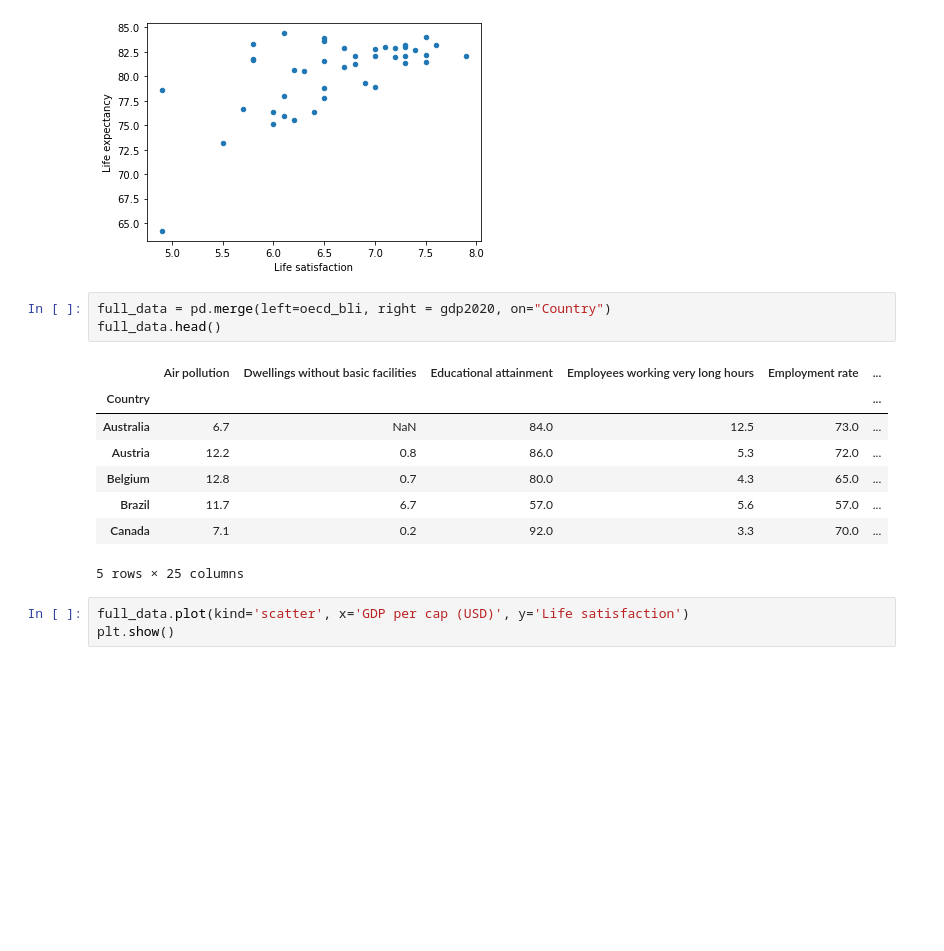
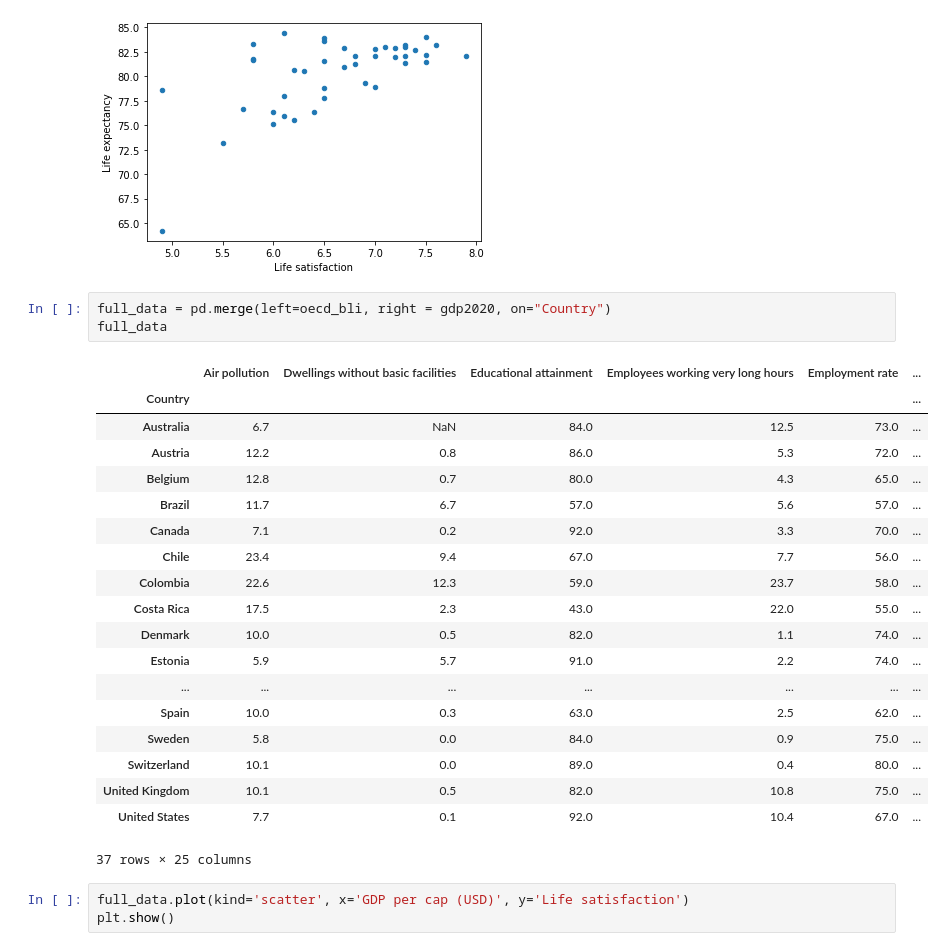
Before and after one commit to Slontus/data, a Jupyter notebook: bli.ipynb, the cells around one changed output. Saved outputs shown, nothing was run; the diff lists cells and outputs as text; blank space fills up the shorter version.

```diff
--- a/bli.ipynb
+++ b/bli.ipynb
@@ -74,16 +74,27 @@ plt.show()
 [figure]
 # %%
 full_data = pd.merge(left=oecd_bli, right = gdp2020, on="Country")
-full_data.head()
+full_data
 # %% [output]
 |  | Air pollution | Dwellings without basic facilities | Educational attainment | Employees working very long hours | Employment rate | ... |
 | Country |  |  |  |  |  | ... |
 | Australia | 6.7 | NaN | 84.0 | 12.5 | 73.0 | ... |
 | Austria | 12.2 | 0.8 | 86.0 | 5.3 | 72.0 | ... |
 | Belgium | 12.8 | 0.7 | 80.0 | 4.3 | 65.0 | ... |
 | Brazil | 11.7 | 6.7 | 57.0 | 5.6 | 57.0 | ... |
 | Canada | 7.1 | 0.2 | 92.0 | 3.3 | 70.0 | ... |
+| Chile | 23.4 | 9.4 | 67.0 | 7.7 | 56.0 | ... |
+| Colombia | 22.6 | 12.3 | 59.0 | 23.7 | 58.0 | ... |
+| Costa Rica | 17.5 | 2.3 | 43.0 | 22.0 | 55.0 | ... |
+| Denmark | 10.0 | 0.5 | 82.0 | 1.1 | 74.0 | ... |
+| Estonia | 5.9 | 5.7 | 91.0 | 2.2 | 74.0 | ... |
+| ... | ... | ... | ... | ... | ... | ... |
+| Spain | 10.0 | 0.3 | 63.0 | 2.5 | 62.0 | ... |
+| Sweden | 5.8 | 0.0 | 84.0 | 0.9 | 75.0 | ... |
+| Switzerland | 10.1 | 0.0 | 89.0 | 0.4 | 80.0 | ... |
+| United Kingdom | 10.1 | 0.5 | 82.0 | 10.8 | 75.0 | ... |
+| United States | 7.7 | 0.1 | 92.0 | 10.4 | 67.0 | ... |
-5 rows × 25 columns
+37 rows × 25 columns
 # %%
 full_data.plot(kind='scatter', x='GDP per cap (USD)', y='Life satisfaction')
 plt.show()
```
Also changed, not shown: parts of 10 cells of this notebook.
